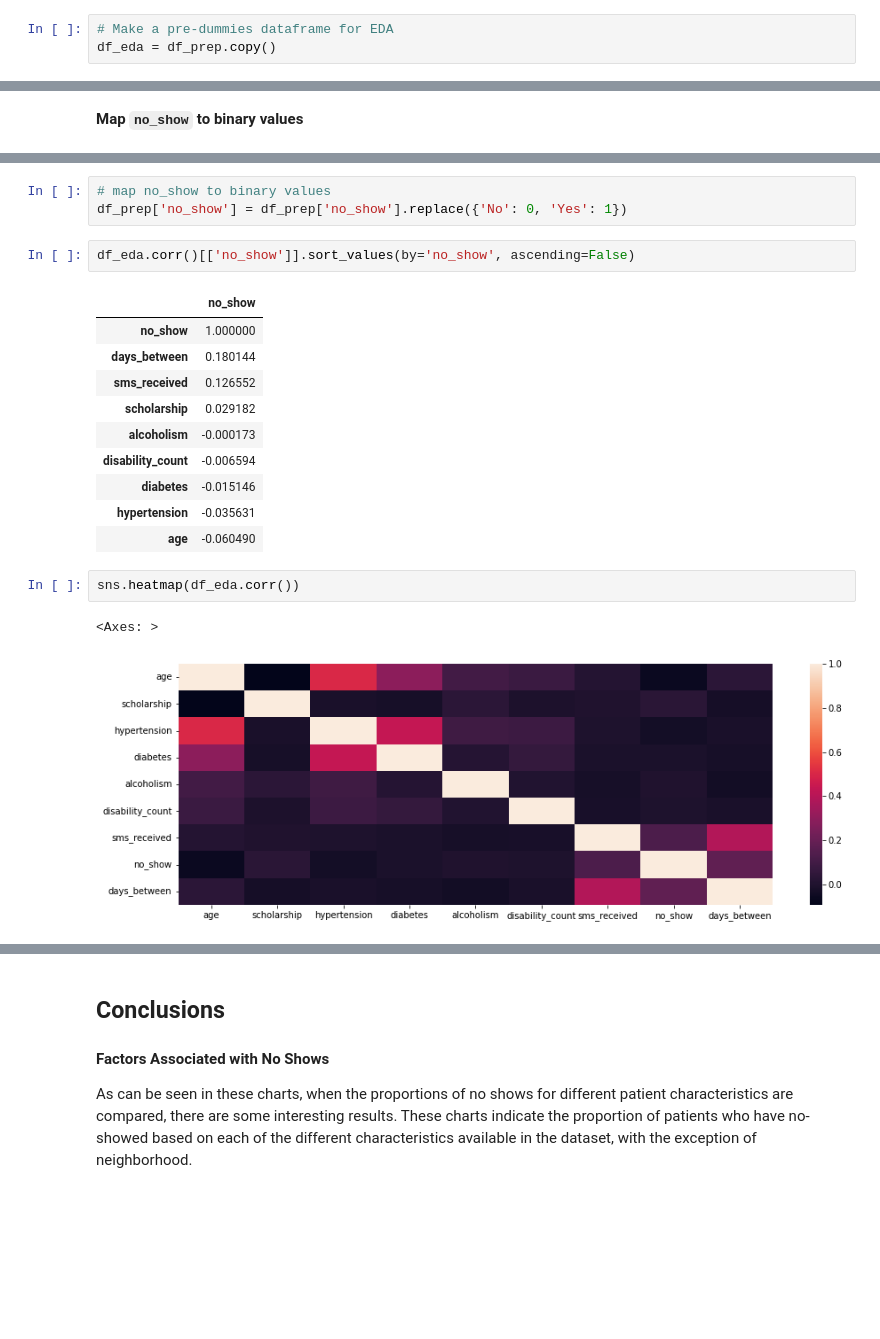
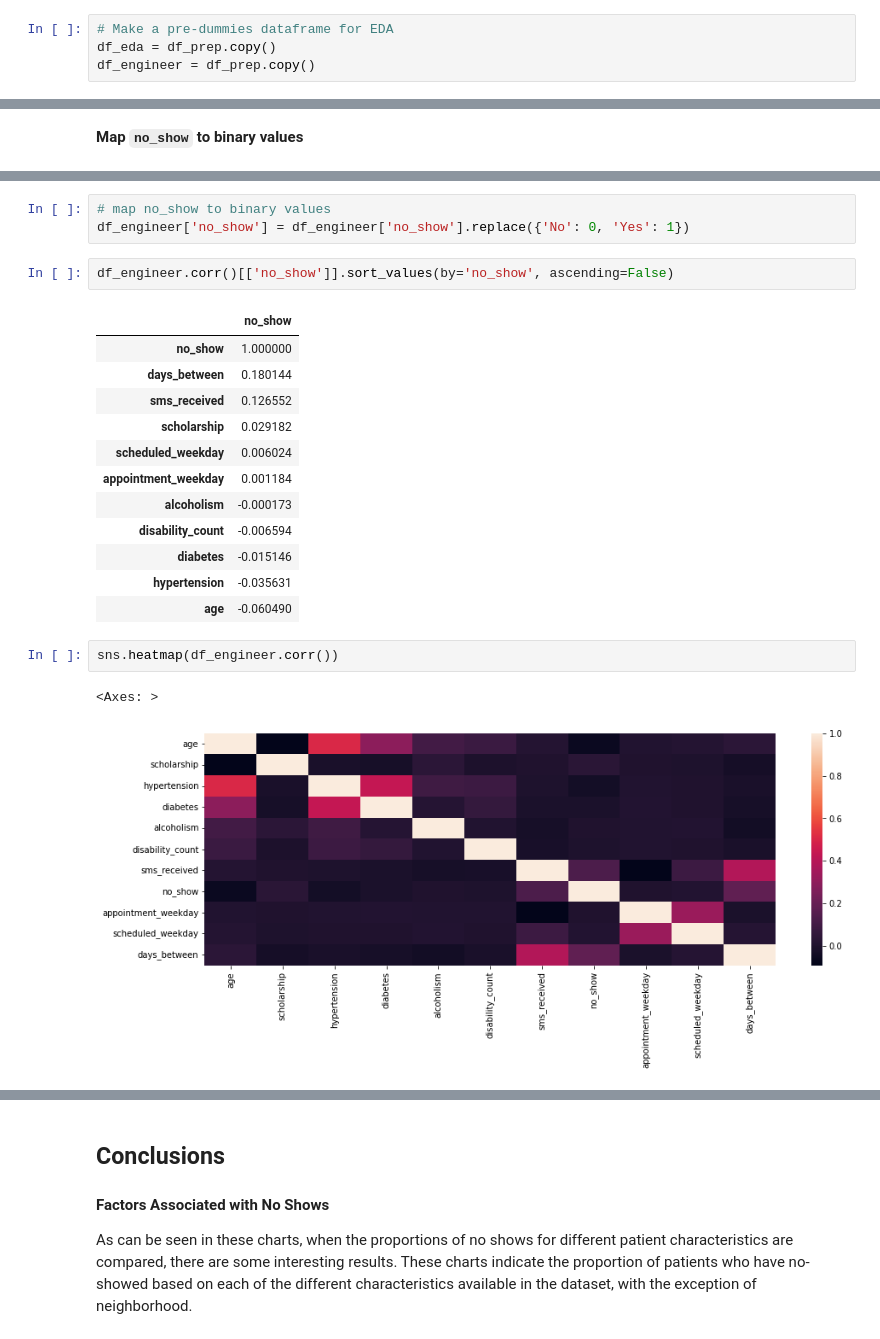
Before and after one commit to afbowman/UnsupervisedLearning, a Jupyter notebook: Capstone_Project.ipynb, the cells around one changed output, grey strips where cells are left out. Cells and saved outputs as stored; diff of their text form; blank space fills up the shorter version.

Commit message:
Complete Feature Engineering

```diff
--- a/Capstone_Project.ipynb
+++ b/Capstone_Project.ipynb
@@ -448,6 +447,7 @@ plot_hist(df_prep[df_prep['days_between'] >= 40], 'days_between', 2)
 # %%
 # Make a pre-dummies dataframe for EDA
 df_eda = df_prep.copy()
+df_engineer = df_prep.copy()
 # %% [markdown]
 <a id='eda'></a>
 ## Exploratory Data Analysis
@@ -949,23 +949,25 @@ df_prep['no_show'].unique()
 array(['No', 'Yes'], dtype=object)
 # %%
 # map no_show to binary values
-df_prep['no_show'] = df_prep['no_show'].replace({'No': 0, 'Yes': 1})
+df_engineer['no_show'] = df_engineer['no_show'].replace({'No': 0, 'Yes': 1})
 # %%
-df_eda.corr()[['no_show']].sort_values(by='no_show', ascending=False)
+df_engineer.corr()[['no_show']].sort_values(by='no_show', ascending=False)
 # %% [output]
 |  | no_show |
 | no_show | 1.000000 |
 | days_between | 0.180144 |
 | sms_received | 0.126552 |
 | scholarship | 0.029182 |
+| scheduled_weekday | 0.006024 |
+| appointment_weekday | 0.001184 |
 | alcoholism | -0.000173 |
 | disability_count | -0.006594 |
 | diabetes | -0.015146 |
 | hypertension | -0.035631 |
 | age | -0.060490 |
 # %%
-sns.heatmap(df_eda.corr())
+sns.heatmap(df_engineer.corr())
 # %% [output]
 <Axes: >
-[figure, old version]
+[figure, new version]
 # %%
```
Also changed, not shown: parts of 10 cells of this notebook.
